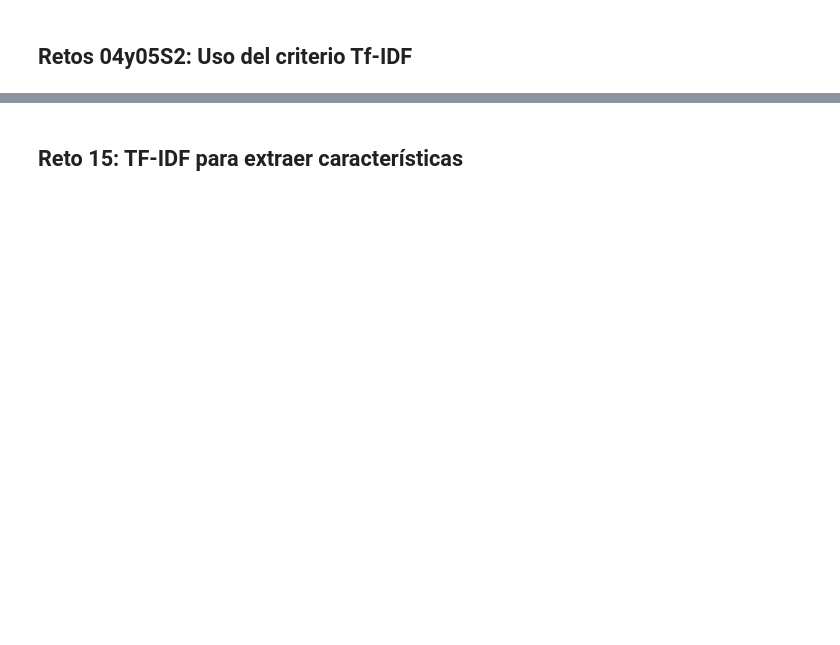
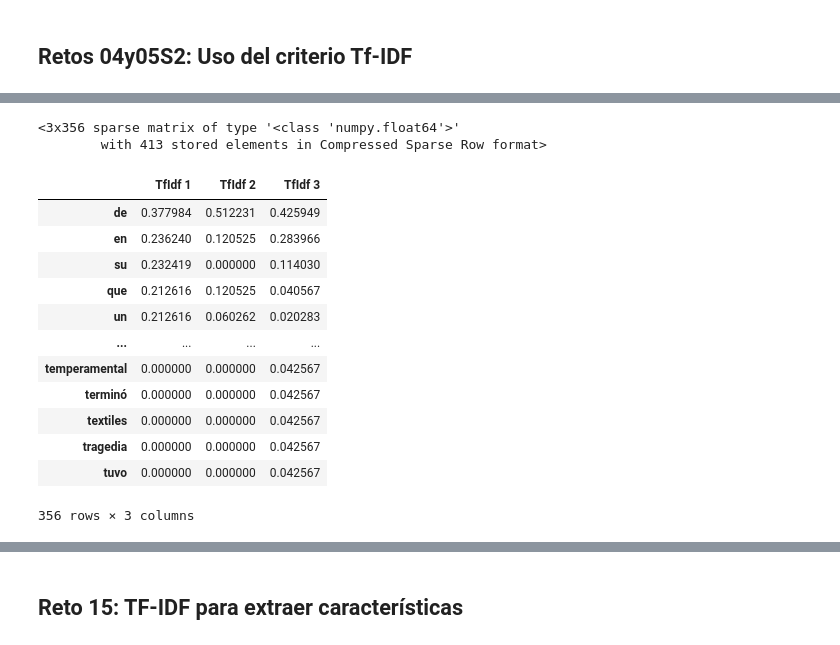
Before and after one commit to cuauhtemocbe/Apuntes-NLP, a Jupyter notebook: notebooks/module_2/Reto 04y05S2 TF-IDF + Reduccion de caracteristicas Alumnos.ipynb, the cells around one changed output, grey strips where cells are left out. Cells and saved outputs as stored; diff of their text form; code cells hidden in the pictures; blank space fills up the shorter version.

```diff
--- a/notebooks/module_2/Reto 04y05S2 TF-IDF + Reduccion de caracteristicas Alumnos.ipynb
+++ b/notebooks/module_2/Reto 04y05S2 TF-IDF + Reduccion de caracteristicas Alumnos.ipynb
@@ -36,6 +35,6 @@ Descripciones = [Stranger_Things + " " + Black_Mirror + " " + Walking_dead + " "
 # Inicializar el vectorizador
 CV = CountVectorizer()
 # Convertir el arreglo de descripciones en un modelo de Textos Vs Vocabulario
-VectorPalabras = CV.fit_transform(_____)
+VectorPalabras = CV.fit_transform(Descripciones)
 # Forma del vector resultante (Textos, Vocabulario)
 print("Forma del vector(Textos, Vocabulario) = " + str(VectorPalabras.shape))
@@ -42,10 +43,10 @@ print("Forma del vector(Textos, Vocabulario) = " + str(VectorPalabras.shape))
 # %%
 # Creamos un transformador de nuestro vector
-tfidf_transformer = _____(smooth_idf=False, sublinear_tf=False, use_idf=True)
-tfidf_transformer._____(VectorPalabras)
+tfidf_transformer = TfidfTransformer(smooth_idf=False, sublinear_tf=False, use_idf=True)
+tfidf_transformer.fit(VectorPalabras)
 
 # Insertamos los valores en un DataSet
-df_idf = pd._____(tfidf_transformer.idf_, index = CV.get_feature_names(), columns = ["Pesos-IDF"])
+df_idf = pd.DataFrame(tfidf_transformer.idf_, index = CV.get_feature_names_out(), columns = ["Pesos-IDF"])
 
 # Ordenams los valores del de menor relevancia hasta el de mayor relevancia
 df_idf.sort_values(by=['Pesos-IDF'])
@@ -52,18 +67,38 @@ df_idf.sort_values(by=['Pesos-IDF'])
+# %%
+tfidf_transformer.transform(VectorPalabras)
+# %% [output]
+<3x356 sparse matrix of type '<class 'numpy.float64'>'
+        with 413 stored elements in Compressed Sparse Row format>
 # %%
 # Creamos el "count vector" el cuál indica la cantidad de
 # veces que se repite cada token único
-count_vector = CV.transform(_____)
+count_vector = CV.transform(Descripciones)
 
 # Cálculo de los valores para tf-idf
-tf_idf_vector = tfidf_transformer._____(count_vector)
+tf_idf_vector = tfidf_transformer.fit(count_vector)
 
 # Generamos un DataFrame con los valores tf-idf de cada token
 # para cada texto
-df = pd._____(tf_idf_vector.T.todense(),
-                  index=CV.get_feature_names(),
+df = pd.DataFrame(tfidf_transformer.transform(VectorPalabras).T.todense(),
+                  # NOTE: old version -> CV.get_feature_names(),
+                  index=CV.get_feature_names_out(),
                   columns=["TfIdf 1", "TfIdf 2", "TfIdf 3"])
 # Ordenamos el Dataset por valores (Descendente)
 df.sort_values(by=["TfIdf 1", "TfIdf 2", "TfIdf 3"],ascending=False)
+# %% [output]
+|  | TfIdf 1 | TfIdf 2 | TfIdf 3 |
+| de | 0.377984 | 0.512231 | 0.425949 |
+| en | 0.236240 | 0.120525 | 0.283966 |
+| su | 0.232419 | 0.000000 | 0.114030 |
+| que | 0.212616 | 0.120525 | 0.040567 |
+| un | 0.212616 | 0.060262 | 0.020283 |
+| ... | ... | ... | ... |
+| temperamental | 0.000000 | 0.000000 | 0.042567 |
+| terminó | 0.000000 | 0.000000 | 0.042567 |
+| textiles | 0.000000 | 0.000000 | 0.042567 |
+| tragedia | 0.000000 | 0.000000 | 0.042567 |
+| tuvo | 0.000000 | 0.000000 | 0.042567 |
+356 rows × 3 columns
 # %%
 # Impresión de sólo la primer columna del DataFrame ordenada
 # (Primeros 10 elementos)
```
Also changed, not shown: parts of 12 cells of this notebook, 8 other files.
